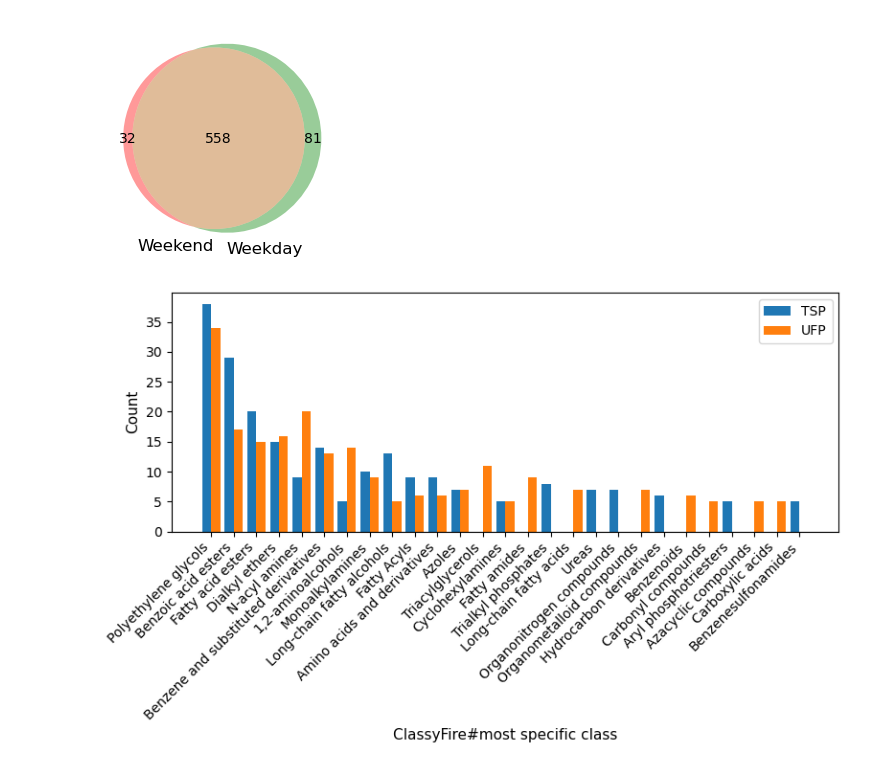
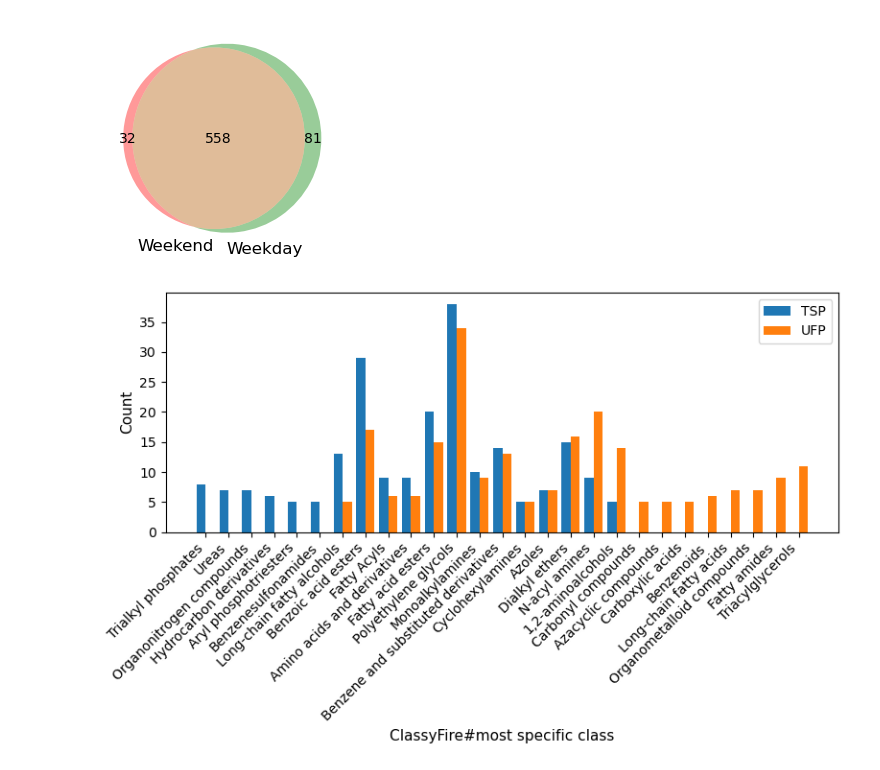
Before and after one commit to arnelammers/COMPASS, a Jupyter notebook: thesis/notebooks/additional_figures.ipynb, the cells around one changed output. Cells and saved outputs as stored; diff of their text form; code cells hidden in the pictures.

Commit message:
Additional figures updated

```diff
--- a/thesis/notebooks/additional_figures.ipynb
+++ b/thesis/notebooks/additional_figures.ipynb
@@ -119,18 +119,22 @@ def plot_filtered_counts(
     target_col: str,
     prob_col: str,
     threshold: float ,
+    min_count: int,
     output: str
 ):
     filtered_a_df = a_df[a_df[prob_col] > threshold]
     counts_a = filtered_a_df[target_col].value_counts()
-    counts_a = counts_a[counts_a > 4]
+    counts_a = counts_a[counts_a > min_count]
 
     filtered_b_df = b_df[b_df[prob_col] > threshold]
     counts_b = filtered_b_df[target_col].value_counts()
-    counts_b = counts_b[counts_b > 4]
+    counts_b = counts_b[counts_b > min_count]
 
     width = 0.4
-    all_labels = sorted(set(counts_a.index) | set(counts_b.index), key=lambda l: -(counts_a.get(l, 0) + counts_b.get(l, 0)))
+    all_labels = sorted(
+        set(counts_a.index) | set(counts_b.index),
+        key=lambda l: -(counts_a.get(l, 0) + 1) / (counts_b.get(l, 0) + 1)
+    )
     x = np.arange(len(all_labels))
 
     fig, ax = plt.subplots(figsize=(8, 5))
@@ -146,6 +150,6 @@ def plot_filtered_counts(
 # %%
 canopus_classes_tsp=pd.read_csv('../results/easvolee_tsp_pos/sirius/summaries/canopus_structure_summary.tsv',sep='\t')
 canopus_classes_ufp=pd.read_csv('../results/easvolee_ufp_pos/sirius/summaries/canopus_structure_summary.tsv',sep='\t')
-plot_filtered_counts(canopus_classes_tsp, canopus_classes_ufp, 'TSP','UFP', 'ClassyFire#most specific class','ClassyFire#most specific class Probability',0.7, '../additional_figures/canopus.png')
+plot_filtered_counts(canopus_classes_tsp, canopus_classes_ufp, 'TSP','UFP', 'ClassyFire#most specific class','ClassyFire#most specific class Probability',0.7, 4,'../additional_figures/canopus_tsp_ufp.png')
 # %% [output]
-[figure, old version]
+[figure, new version]
```
Also changed, not shown: parts of 5 cells of this notebook, 7 other files.
